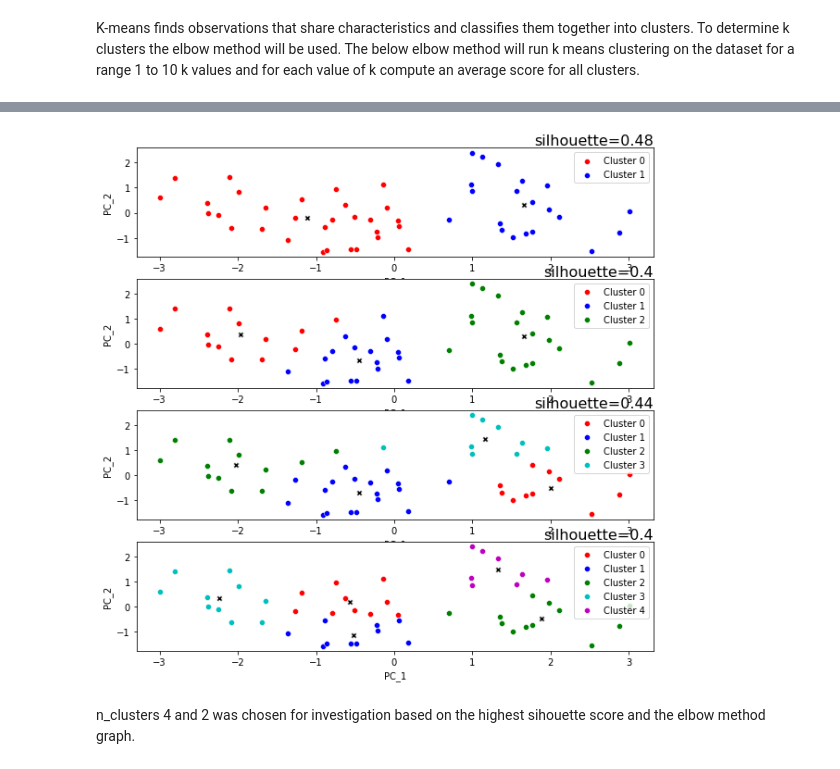
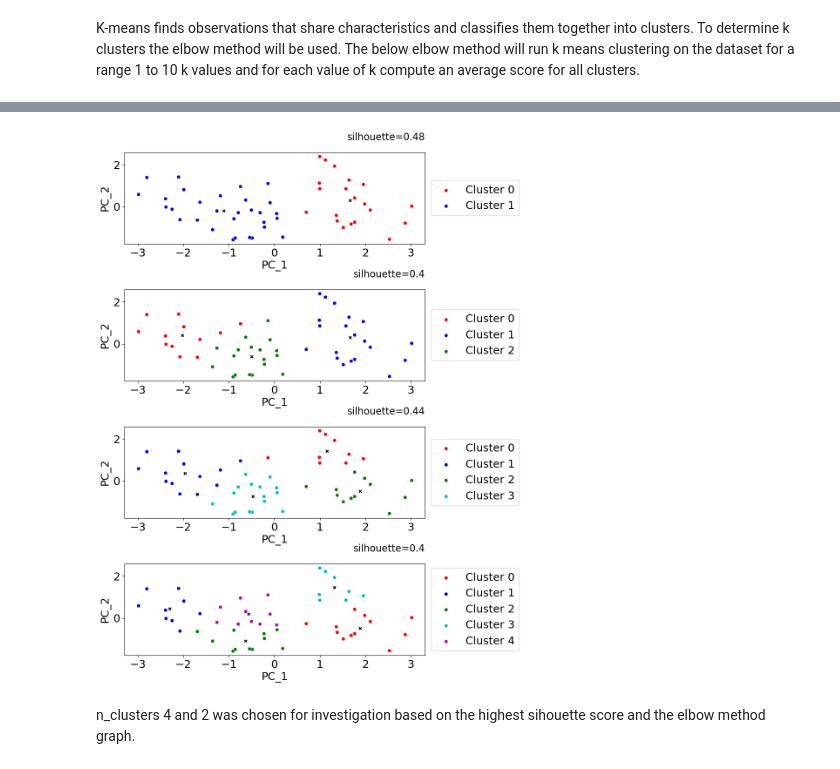
Before and after one commit to acuzzo/Unsupervised_Learning_USArrest, a Jupyter notebook: UsArrests_capstone_project_unsupervised_learning.ipynb, the cells around one changed output, grey strips where cells are left out. Cells and saved outputs as stored; diff of their text form; code cells hidden in the pictures.

```diff
--- a/UsArrests_capstone_project_unsupervised_learning.ipynb
+++ b/UsArrests_capstone_project_unsupervised_learning.ipynb
@@ -335,37 +344,41 @@ Text(0, 0.5, 'Reduction in variance')
 # %%
 def scatter_Kmeans(x, k, i, r=123):
     kmeans = KMeans(n_clusters=k, init='k-means++', n_init = 10, random_state=r)
     y_pred = kmeans.fit_predict(x)
-    colours = 'rbgcmy'
+    colours = ['r', 'b', 'g', 'c', 'm', 'y']
     for c in range(k):
-      sp = sns.scatterplot(
-        x=x[y_pred == c, 0],
-        y=x[y_pred == c, 1],
-        c = colours[c],
-        label = f'Cluster {c}',
-        ax=ax[i])
+        sns.scatterplot(
+            x=x[y_pred == c, 0],
+            y=x[y_pred == c, 1],
+            color=colours[c],
+            label=f'Cluster {c}',
+            ax=ax[i]
+        )
 
-    sp = sns.scatterplot(
-      x=[cluster[0] for cluster in kmeans.cluster_centers_],
-      y=[cluster[1] for cluster in kmeans.cluster_centers_],
-      marker='X',
-      c = 'black',
-      ax=ax[i]
+    sns.scatterplot(
+        x=[cluster[0] for cluster in kmeans.cluster_centers_],
+        y=[cluster[1] for cluster in kmeans.cluster_centers_],
+        marker='X',
+        color='black',
+        ax=ax[i]
     )
 
     score = round(silhouette_score(x, kmeans.labels_, metric='euclidean'),2)
+    ax[i].set_title(f'silhouette={score}', loc='right', fontdict={'fontsize': 16}, pad=20)
+    ax[i].set_xlabel('PC_1')
+    ax[i].set_ylabel('PC_2')
 
-    sp.set_title(f'silhouette={score}', loc='right', fontdict={'fontsize': 16}, pad=-14)
-    sp.set_xlabel('PC_1')
-    sp.set_ylabel('PC_2') #within cluster sum of squares
-    sp
+    # Positioning the legend to the right outside the plot
+    ax[i].legend(loc='center left', bbox_to_anchor=(1, 0.5))
 
 k_test = range(2,6)
-fig, ax = plt.subplots(len(k_test), 1, figsize=(10, 10))
+fig, ax = plt.subplots(len(k_test), 1, figsize=(12, 15))  # Slightly increased the figure width
 for i, k in enumerate(k_test):
-  scatter_Kmeans(principal_components, k, i, r=0)
+    scatter_Kmeans(principal_components, k, i, r=0)
+
+plt.subplots_adjust(hspace=0.5, right=0.7)  # Adjusted right space and vertical spacing
 # %% [output]
-[figure, old version]
+[figure, new version]
 # %% [markdown]
 n_clusters 4 and 2 was chosen for investigation based on the highest sihouette score and the elbow method graph.
 # %% [markdown]
```
Also changed, not shown: parts of 63 cells of this notebook, 2 other files.
